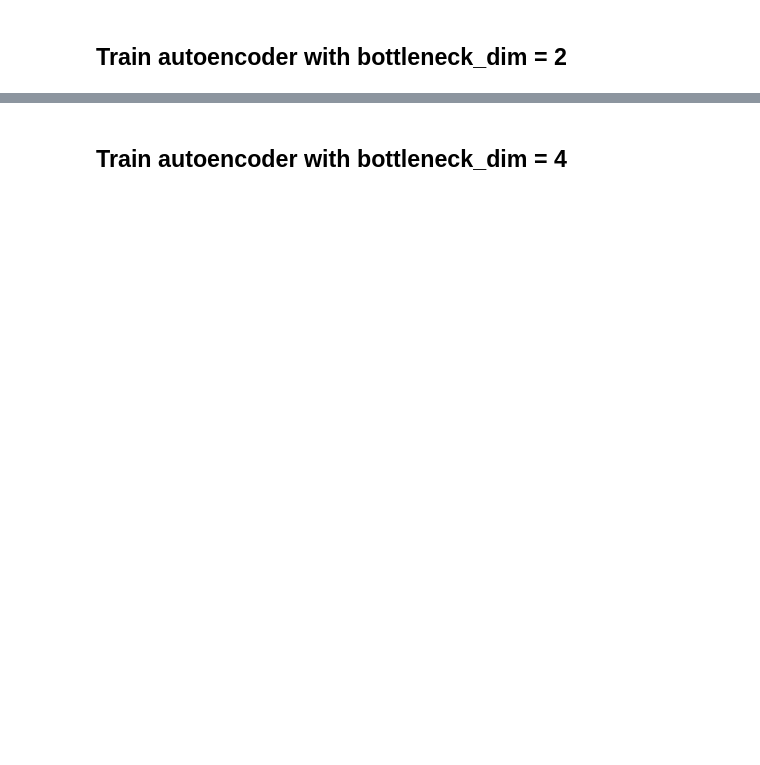
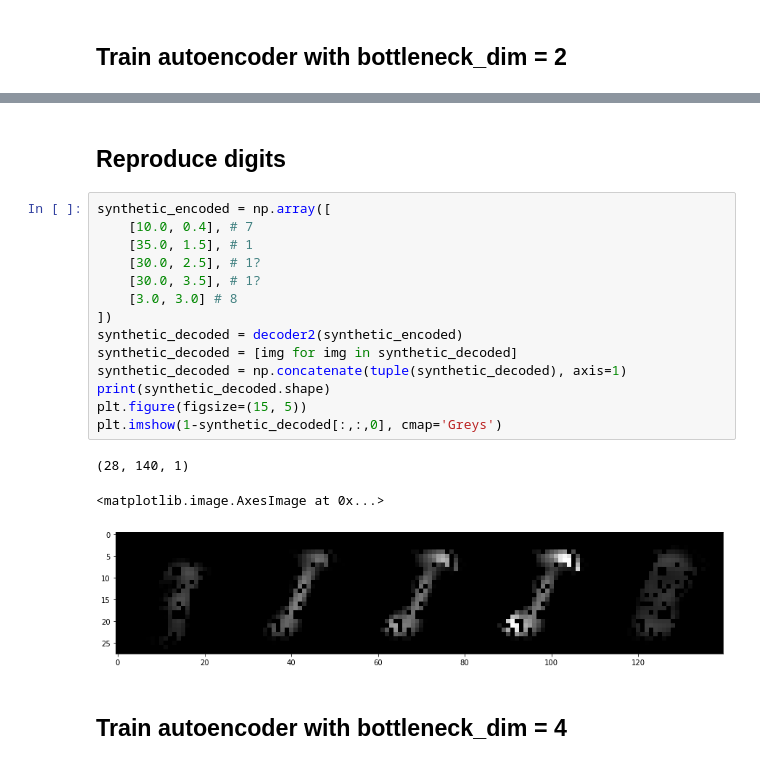
Before and after one commit to Janiak94/FFR135-ANN, a Jupyter notebook: Homework3/AutoEncoder/AutoEncoder.ipynb, the cells around one changed output, grey strips where cells are left out. Saved outputs shown, nothing was run; the diff lists cells and outputs as text; blank space fills up the shorter version.

```diff
--- a/Homework3/AutoEncoder/AutoEncoder.ipynb
+++ b/Homework3/AutoEncoder/AutoEncoder.ipynb
@@ -126,3 +128,23 @@ plt.scatter(encoded_images[:,0], encoded_images[:,1], c=labels)
+# %% [markdown]
+## Reproduce digits
+# %%
+synthetic_encoded = np.array([
+    [10.0, 0.4], # 7
+    [35.0, 1.5], # 1
+    [30.0, 2.5], # 1?
+    [30.0, 3.5], # 1?
+    [3.0, 3.0] # 8
+])
+synthetic_decoded = decoder2(synthetic_encoded)
+synthetic_decoded = [img for img in synthetic_decoded]
+synthetic_decoded = np.concatenate(tuple(synthetic_decoded), axis=1)
+print(synthetic_decoded.shape)
+plt.figure(figsize=(15, 5))
+plt.imshow(1-synthetic_decoded[:,:,0], cmap='Greys')
+# %% [output]
+(28, 140, 1)
+<matplotlib.image.AxesImage at 0x...>
+[figure, added]
 # %% [markdown]
 ## Train autoencoder with bottleneck_dim = 4
 # %%
```
Also changed, not shown: parts of 7 cells of this notebook.
